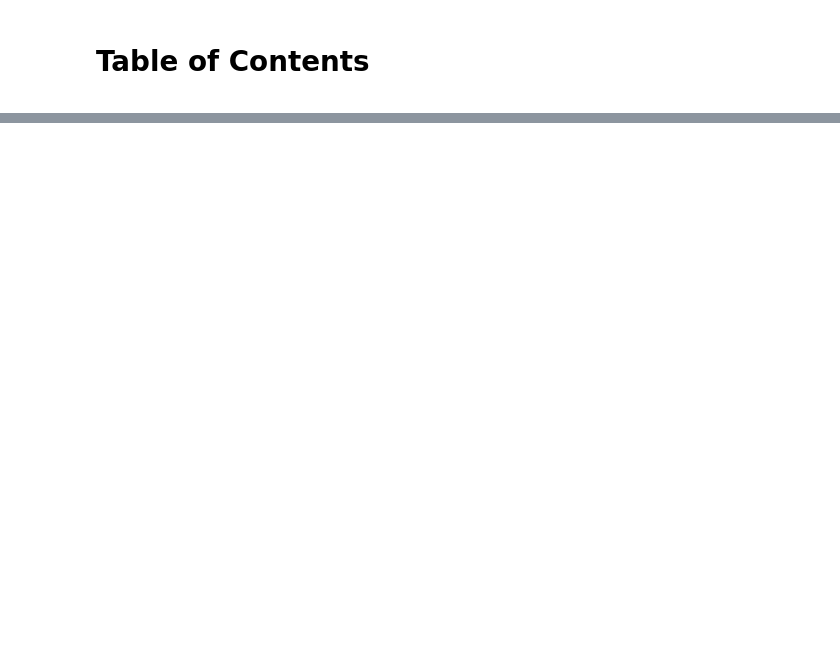
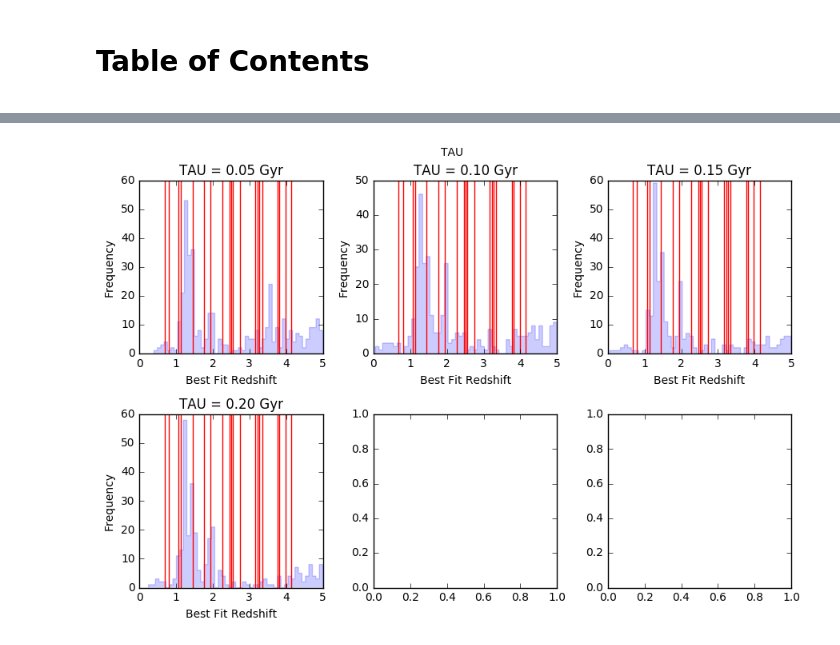
Before and after one commit to AstroZooMin/WISPSBayesianLineID, a Jupyter notebook: BayesianFramework/ReshiftFitConfoundingFactors.ipynb, the cells around one changed output, grey strips where cells are left out. Cells and saved outputs as stored; diff of their text form; code cells hidden in the pictures; blank space fills up the shorter version.

```diff
--- a/BayesianFramework/ReshiftFitConfoundingFactors.ipynb
+++ b/BayesianFramework/ReshiftFitConfoundingFactors.ipynb
@@ -84 +91,5 @@ genGroupedSubplots(permutationSubsetDataFrame, "AGE", np.unique(permutationDataF
+# %%
+genGroupedSubplots(permutationSubsetDataFrame, "TAU", np.unique(permutationDataFrame.REDSHIFT.values), 'Gyr')
+# %% [output]
+[figure, added]
 # %%
```
Also changed, not shown: parts of 8 cells of this notebook.
